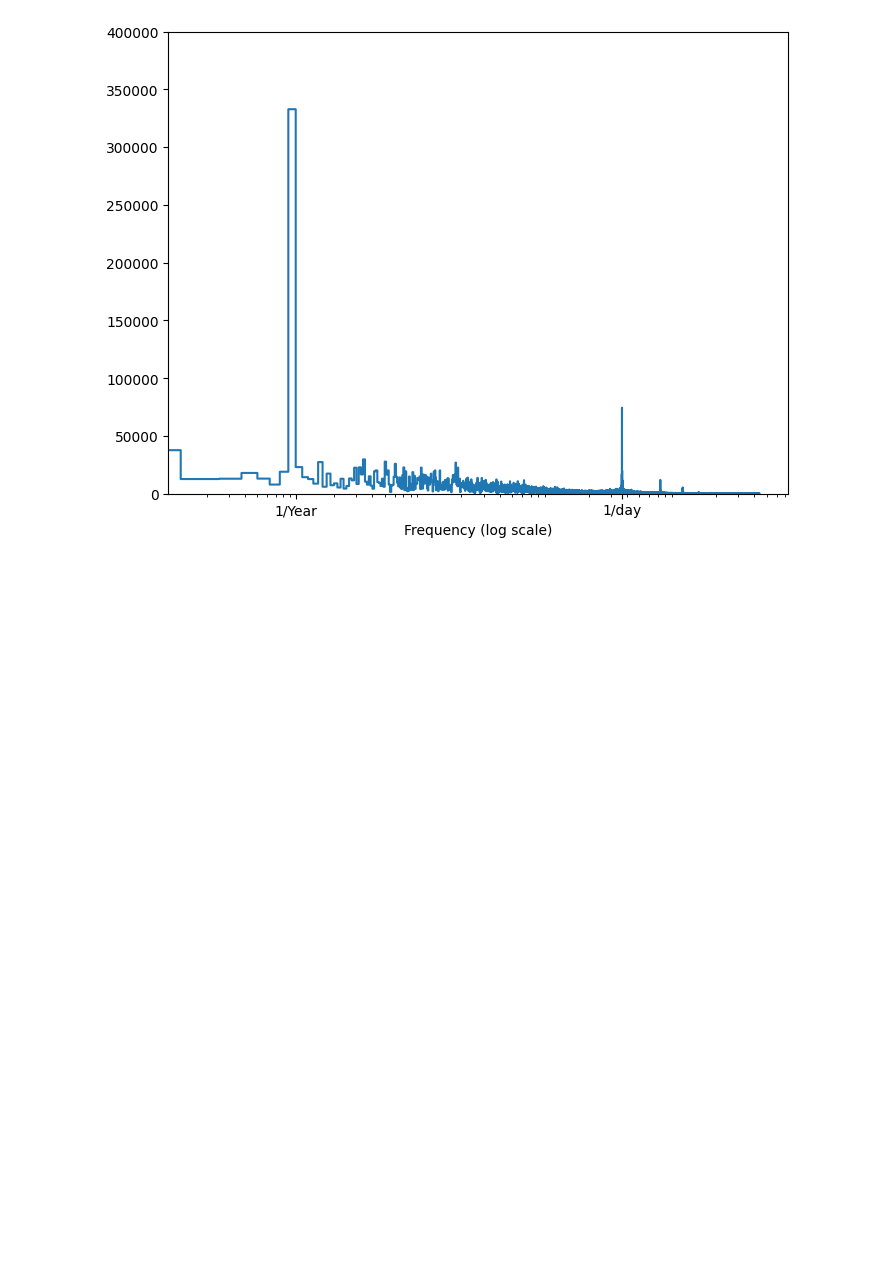
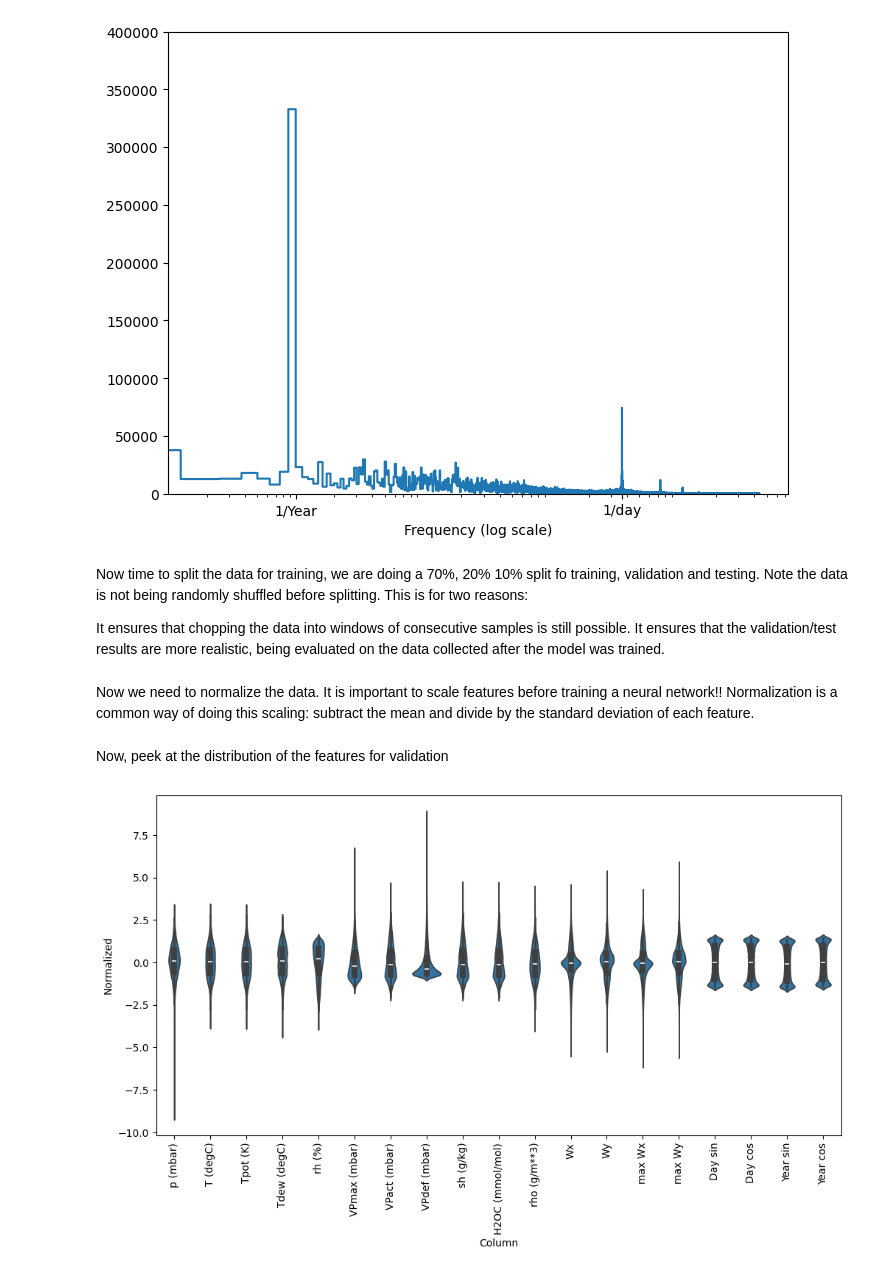
Before and after one commit to Amen1Ftirich/wheather-LLM-model-correlation-analysis, a Jupyter notebook: main_model.ipynb, the cells around one changed output. Cells and saved outputs as stored; diff of their text form; code cells hidden in the pictures; blank space fills up the shorter version.

Commit message:
Splitting and Normalizing

```diff
--- a/main_model.ipynb
+++ b/main_model.ipynb
@@ -203,3 +203,38 @@ plt.xticks([1, 365.2524], labels=['1/Year', '1/day'])
 _ = plt.xlabel('Frequency (log scale)')
 # %% [output]
 [figure]
+# %% [markdown]
+Now time to split the data for training, we are doing a 70%, 20% 10% split fo training, validation and testing.
+Note the data is not being randomly shuffled before splitting. This is for two reasons:
+
+It ensures that chopping the data into windows of consecutive samples is still possible.
+It ensures that the validation/test results are more realistic, being evaluated on the data collected after the model was trained.
+# %%
+column_indices = {name: i for i, name in enumerate(df.columns)}
+
+n = len(df)
+train_df = df[0:int(n*0.7)]
+val_df = df[int(n*0.7):int(n*0.9)]
+test_df = df[int(n*0.9):]
+
+num_features = df.shape[1]
+# %% [markdown]
+Now we need to normalize the data. It is important to scale features before training a neural network!!
+Normalization is a common way of doing this scaling: subtract the mean and divide by the standard deviation of each feature.
+# %%
+train_mean = train_df.mean()
+train_std = train_df.std()
+
+train_df = (train_df - train_mean) / train_std
+val_df = (val_df - train_mean) / train_std
+test_df = (test_df - train_mean) / train_std
+# %% [markdown]
+Now, peek at the distribution of the features for validation
+# %%
+df_std = (df - train_mean) / train_std
+df_std = df_std.melt(var_name='Column', value_name='Normalized')
+plt.figure(figsize=(12, 6))
+ax = sns.violinplot(x='Column', y='Normalized', data=df_std)
+_ = ax.set_xticklabels(df.keys(), rotation=90)
+# %% [output]
+[figure, added]
```
Also changed, not shown: parts of 1 cell of this notebook.
